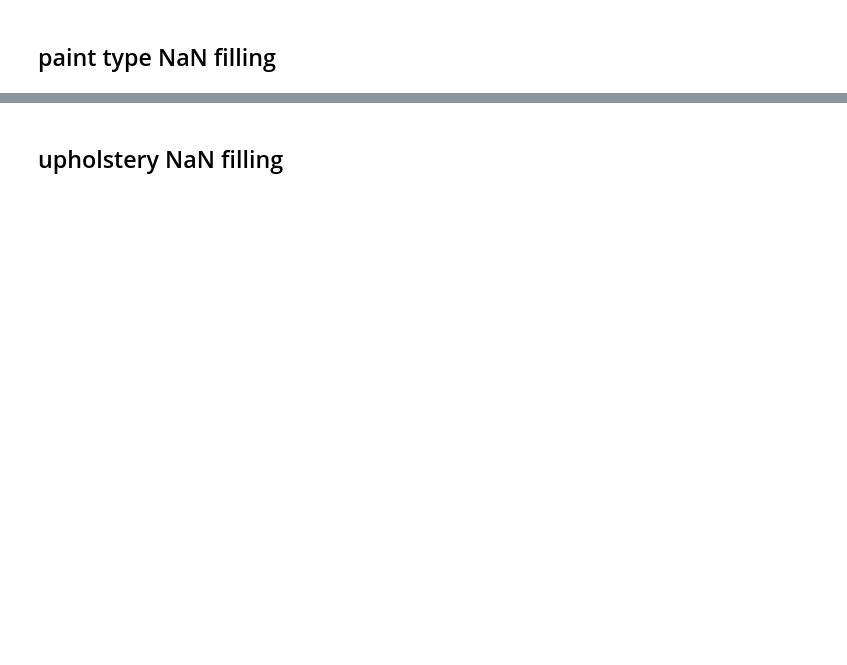
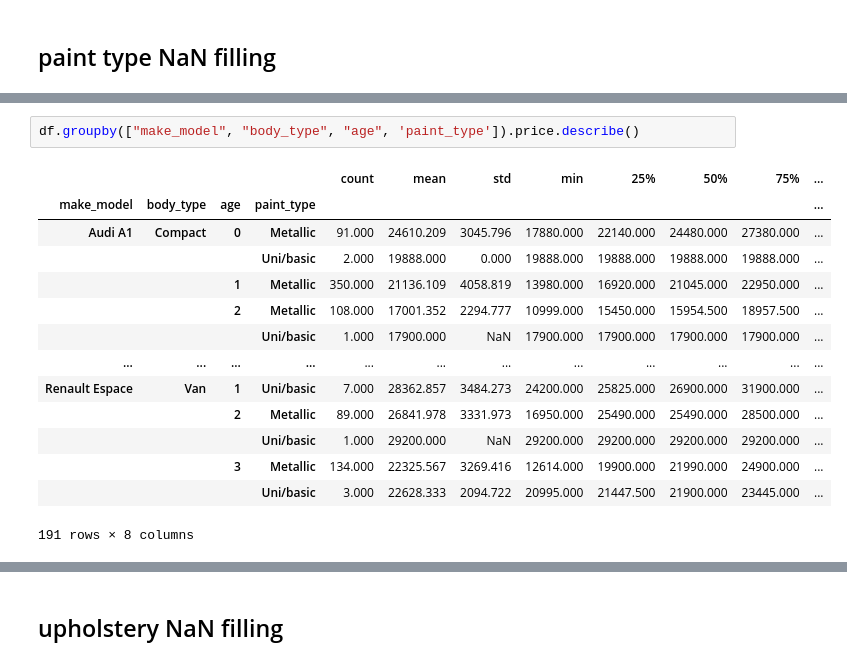
Before and after one commit to YusufSHub/DAwPython-Capstone-Project, a Jupyter notebook: DAwPy-Capstone_Project_(AutoScout)_D1124-Yusuf Missing Values.ipynb, the cells around one changed output, grey strips where cells are left out. Saved outputs shown, nothing was run; the diff lists cells and outputs as text; blank space fills up the shorter version.

```diff
--- a/DAwPy-Capstone_Project_(AutoScout)_D1124-Yusuf Missing Values.ipynb
+++ b/DAwPy-Capstone_Project_(AutoScout)_D1124-Yusuf Missing Values.ipynb
@@ -877,0 +987,17 @@ df[df["price"]<1000]
+# %%
+df.groupby(["make_model", "body_type", "age", 'paint_type']).price.describe()
+# %% [output]
+|  |  |  |  | count | mean | std | min | 25% | 50% | 75% | ... |
+| make_model | body_type | age | paint_type |  |  |  |  |  |  |  | ... |
+| Audi A1 | Compact | 0 | Metallic | 91.000 | 24610.209 | 3045.796 | 17880.000 | 22140.000 | 24480.000 | 27380.000 | ... |
+|  |  |  | Uni/basic | 2.000 | 19888.000 | 0.000 | 19888.000 | 19888.000 | 19888.000 | 19888.000 | ... |
+|  |  | 1 | Metallic | 350.000 | 21136.109 | 4058.819 | 13980.000 | 16920.000 | 21045.000 | 22950.000 | ... |
+|  |  | 2 | Metallic | 108.000 | 17001.352 | 2294.777 | 10999.000 | 15450.000 | 15954.500 | 18957.500 | ... |
+|  |  |  | Uni/basic | 1.000 | 17900.000 | NaN | 17900.000 | 17900.000 | 17900.000 | 17900.000 | ... |
+| ... | ... | ... | ... | ... | ... | ... | ... | ... | ... | ... | ... |
+| Renault Espace | Van | 1 | Uni/basic | 7.000 | 28362.857 | 3484.273 | 24200.000 | 25825.000 | 26900.000 | 31900.000 | ... |
+|  |  | 2 | Metallic | 89.000 | 26841.978 | 3331.973 | 16950.000 | 25490.000 | 25490.000 | 28500.000 | ... |
+|  |  |  | Uni/basic | 1.000 | 29200.000 | NaN | 29200.000 | 29200.000 | 29200.000 | 29200.000 | ... |
+|  |  | 3 | Metallic | 134.000 | 22325.567 | 3269.416 | 12614.000 | 19900.000 | 21990.000 | 24900.000 | ... |
+|  |  |  | Uni/basic | 3.000 | 22628.333 | 2094.722 | 20995.000 | 21447.500 | 21900.000 | 23445.000 | ... |
+191 rows × 8 columns
```
Also changed, not shown: parts of 68 cells of this notebook, 1 other file.
